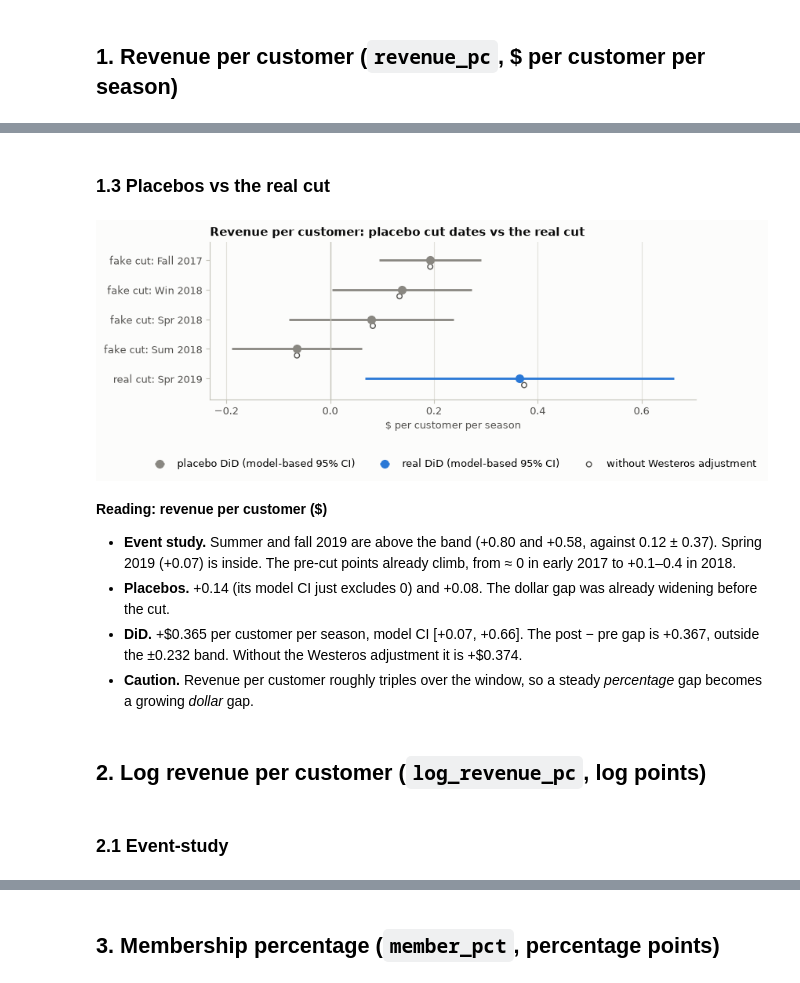
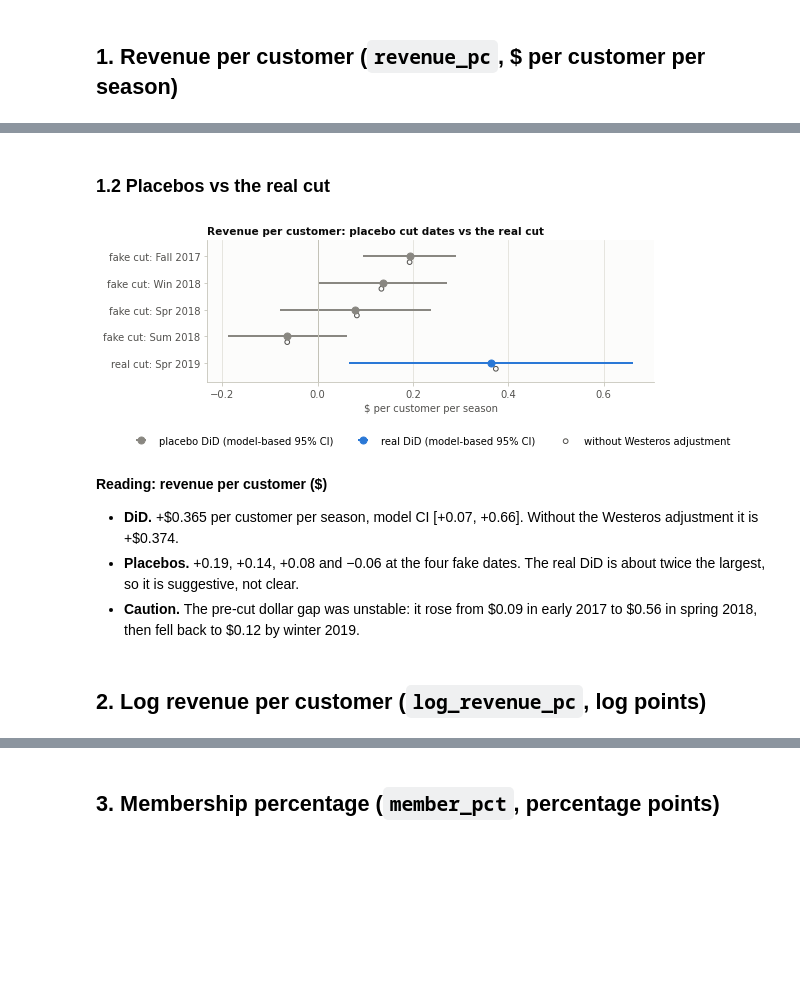
Before and after one commit to 10xRyan/audible-lorehaven, a Jupyter notebook: analysis/01_price_cut.ipynb, the cells around one changed output, grey strips where cells are left out. Cells and saved outputs as stored; diff of their text form; code cells hidden in the pictures; blank space fills up the shorter version.

```diff
--- a/analysis/01_price_cut.ipynb
+++ b/analysis/01_price_cut.ipynb
@@ -43,20 +51,6 @@ The autoreload extension is already loaded. To reload it, use:
 # %%
 assert cells.groupby('region_name')['n'].nunique().eq(1).all(), 'a region has a different customer count in some season'
 assert cells['treated'].eq(cells['region_name'].ne(u.CONTROL).astype(int)).all(), 'treated should be 0 for panem and 1 elsewhere'
-
-periods = sorted(cells['t'].unique())
-
-ev_terms = []
-for k in periods:
-    if k != u.REF_T:
-        cells[f'ev_{k}'] = cells['treated'] * cells['t'].eq(k).astype(int)
-        ev_terms.append(f'ev_{k}')
-
-# Each cut region has exactly one 1 per event dummy; panem has none
-ev_sums = cells.groupby('region_name')[ev_terms].sum()
-is_cut = ev_sums.index != u.CONTROL
-assert ev_sums[is_cut].eq(1).all().all(), 'a cut region does not have exactly one 1 per event dummy'
-assert ev_sums[~is_cut].eq(0).all().all(), 'panem has a nonzero event dummy'
 # %%
 # One region, all seasons: the three metrics and the flags used in the regressions
 cells.loc[cells['region_name'].eq('westeros'),
@@ -97,7 +87,7 @@ fake_cuts = [k for k in pre_periods
              if sum(p < k for p in pre_periods) >= 3 and sum(p >= k for p in pre_periods) >= 3]
 
 # Results are stored per metric, then per Westeros setting (True = with the adjustment)
-points, bands, placebos, dids = {}, {}, {}, {}
+placebos, dids = {}, {}
 
 pd.DataFrame({'fake cut': [u.period_label(k) for k in fake_cuts],
               'seasons before': [sum(p < k for p in pre_periods) for k in fake_cuts],
@@ -140,21 +122,0 @@ This fits the model with and without the Westeros adjustment and turns the coeff
-# %%
-y = 'revenue_pc'
-fit_es = {adj: u.fit_wls(cells, y, ev_terms, westeros_adj=adj) for adj in (True, False)}
-points[y] = {adj: u.event_points(fit_es[adj], periods) for adj in (True, False)}
-
-fit = fit_es[True]
-print(f"cells: {int(fit.nobs)} | parameters: {len(fit.params)} | westeros_winter: {fit.params['westeros_winter']:+.3f}")
-print(f"largest |residual| in panem: {fit.resid[cells['region_name'].eq(u.CONTROL)].abs().max():.1e}")
-
-bands[y] = {adj: u.historical_band(points[y][adj]) for adj in (True, False)}
-for adj in (True, False):
-    p, b = points[y][adj], bands[y][adj]
-    dev = p['estimate'] - b['center']
-    p['vs_band'] = np.select([dev > b['half_width'], dev < -b['half_width']], ['above', 'below'], 'inside')
-
-display(pd.DataFrame({'with Westeros adj.': bands[y][True], 'without': bands[y][False]}).round(3))
-display(points[y][True].loc[lambda d: d['post'], ['season', 'estimate', 'ci_low', 'ci_high', 'vs_band']].round(3))
-
-y = 'revenue_pc'
-u.plot_event_study(points[y][True], bands[y][True], y, compare=points[y][False])
-plt.show()
@@ -183,9 +128,7 @@ rows = {}
 for adj in (True, False):
     fit = u.fit_wls(cells, y, ['treated_post'], westeros_adj=adj)
     rows[adj] = {**u.coef_table(fit, ['treated_post']).iloc[0],
-                 'westeros_winter_coef': fit.params.get('westeros_winter', np.nan),
-                 'post − pre avg gap (event study)': bands[y][adj]['post_avg_gap'],
-                 'historical band (avg) ±': bands[y][adj]['half_width_avg']}
+                 'westeros_winter_coef': fit.params.get('westeros_winter', np.nan)}
 dids[y] = pd.DataFrame(rows).T.rename_axis('westeros_adj')
 
 print(f"Westeros adjustment changes the DiD by {dids[y].loc[True, 'estimate'] - dids[y].loc[False, 'estimate']:+.3f}")
@@ -199,30 +142,25 @@ Westeros adjustment changes the DiD by -0.009
 # %% [markdown]
-### 1.3 Placebos vs the real cut
+### 1.2 Placebos vs the real cut
 # %%
-y = 'revenue_pc'
-
 y = 'revenue_pc'
 rows = []
 for k in fake_cuts:
     d = pre_cells.assign(fake_post=pre_cells['treated'] * pre_cells['t'].ge(k).astype(int))
     for adj in (True, False):
         fit = u.fit_wls(d, y, ['fake_post'], westeros_adj=adj)
         rows.append({'cut': f'fake cut: {u.period_label(k)}', 'westeros_adj': adj,
                      **u.coef_table(fit, ['fake_post']).iloc[0]})
 placebos[y] = pd.DataFrame(rows)
 
 u.plot_placebos(placebos[y], dids[y], y)
 plt.show()
 # %% [output]
-[figure, old version]
+[figure, new version]
 # %% [markdown]
 **Reading: revenue per customer (\$)**
 
-* **Event study.** Summer and fall 2019 are above the band (+0.80 and +0.58, against 0.12 ± 0.37). Spring 2019 (+0.07) is inside. The pre-cut points already climb, from ≈ 0 in early 2017 to +0.1–0.4 in 2018.
-* **Placebos.** +0.14 (its model CI just excludes 0) and +0.08. The dollar gap was already widening before the cut.
-* **DiD.** +\$0.365 per customer per season, model CI [+0.07, +0.66]. The post − pre gap is +0.367, outside the ±0.232 band. Without the Westeros adjustment it is +\$0.374.
-* **Caution.** Revenue per customer roughly triples over the window, so a steady *percentage* gap becomes a growing *dollar* gap.
+* **DiD.** +\$0.365 per customer per season, model CI [+0.07, +0.66]. Without the Westeros adjustment it is +\$0.374.
+* **Placebos.** +0.19, +0.14, +0.08 and −0.06 at the four fake dates. The real DiD is about twice the largest, so it is suggestive, not clear.
+* **Caution.** The pre-cut dollar gap was unstable: it rose from \$0.09 in early 2017 to \$0.56 in spring 2018, then fell back to \$0.12 by winter 2019.
 # %% [markdown]
 ## 2. Log revenue per customer (`log_revenue_pc`, log points)
-# %% [markdown]
-### 2.1 Event-study
```
Also changed, not shown: parts of 23 cells of this notebook, 17 other files.
